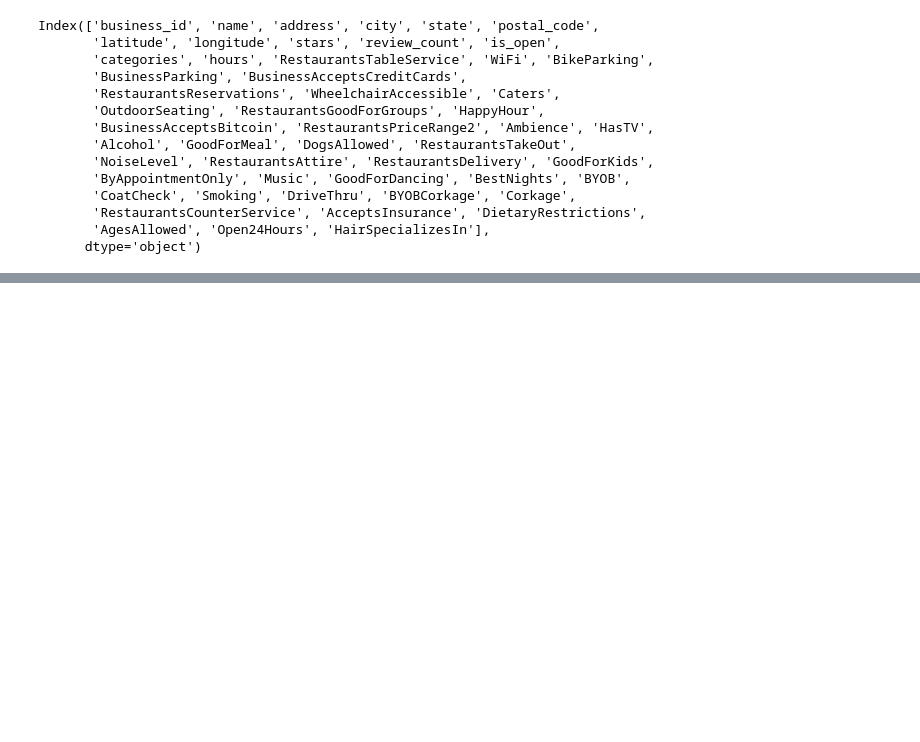
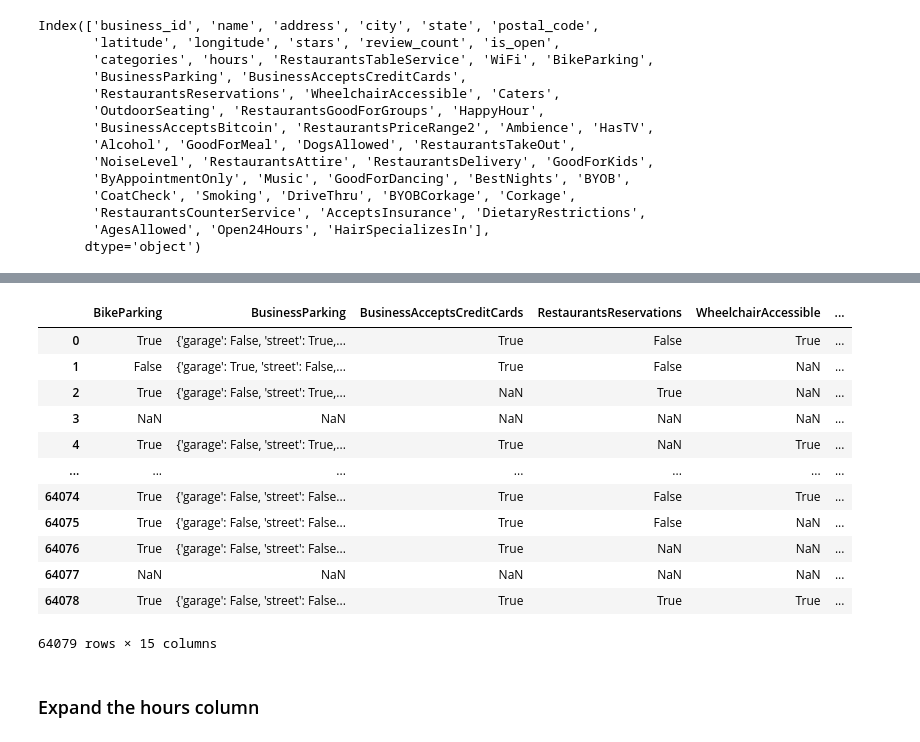
Before and after one commit to allistaircota/rate_my_restaurant, a Jupyter notebook: notebooks/Business Dataset Initial File Processing.ipynb, the cells around one changed output, grey strips where cells are left out. Drawn from its saved outputs; the diff is of its cells as text; code cells hidden in the pictures; blank space fills up the shorter version.

```diff
--- a/notebooks/Business Dataset Initial File Processing.ipynb
+++ b/notebooks/Business Dataset Initial File Processing.ipynb
@@ -206,0 +234,6 @@ Index(['business_id', 'name', 'address', 'city', 'state', 'postal_code',
+# %%
+%%time
+
+restaurant_df1 = restaurant_df.copy()
+restaurant_df1.iloc[:,15:30]
+# %% [output]
@@ -206,0 +242,15 @@ Index(['business_id', 'name', 'address', 'city', 'state', 'postal_code',
+|  | BikeParking | BusinessParking | BusinessAcceptsCreditCards | RestaurantsReservations | WheelchairAccessible | ... |
+| 0 | True | {'garage': False, 'street': True,... | True | False | True | ... |
+| 1 | False | {'garage': True, 'street': False,... | True | False | NaN | ... |
+| 2 | True | {'garage': False, 'street': True,... | NaN | True | NaN | ... |
+| 3 | NaN | NaN | NaN | NaN | NaN | ... |
+| 4 | True | {'garage': False, 'street': True,... | True | NaN | True | ... |
+| ... | ... | ... | ... | ... | ... | ... |
+| 64074 | True | {'garage': False, 'street': False... | True | False | True | ... |
+| 64075 | True | {'garage': False, 'street': False... | True | False | NaN | ... |
+| 64076 | True | {'garage': False, 'street': False... | True | NaN | NaN | ... |
+| 64077 | NaN | NaN | NaN | NaN | NaN | ... |
+| 64078 | True | {'garage': False, 'street': False... | True | True | True | ... |
+64079 rows × 15 columns
+# %% [markdown]
+### Expand the hours column
```
Also changed, not shown: parts of 20 cells of this notebook.
